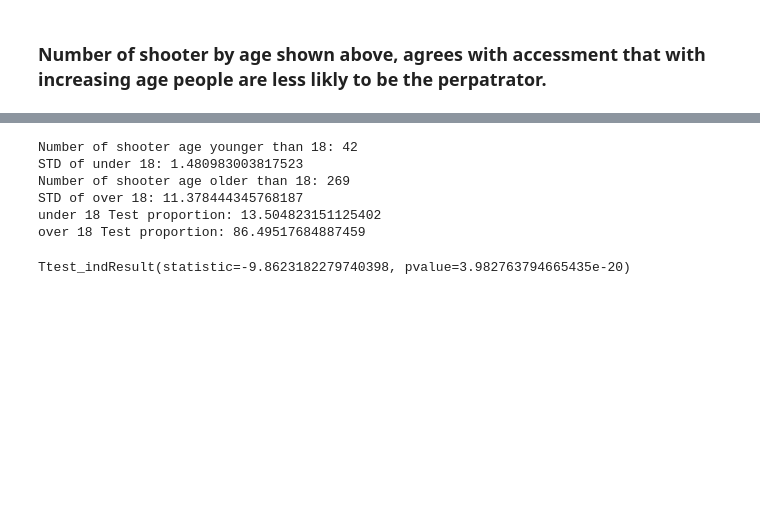
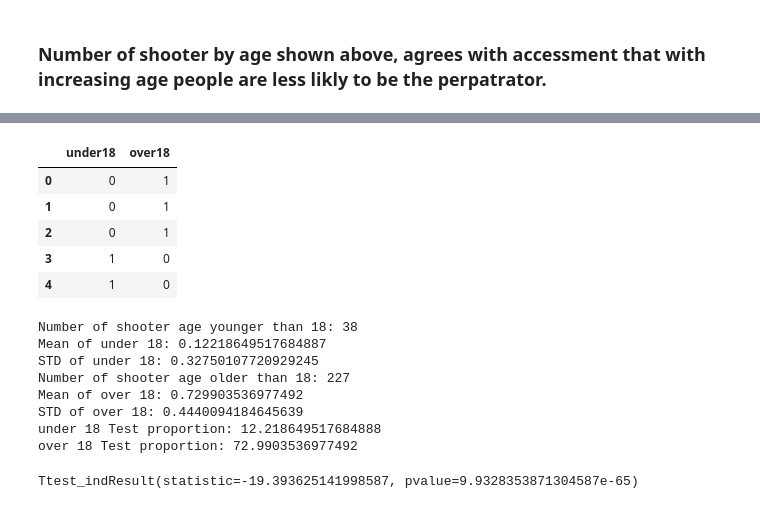
Before and after one commit to ktseringchem/ThinkfulProjects, a Jupyter notebook: Thinkful Projects/DRILL, Make a quick research proposal.ipynb, the cells around one changed output, grey strips where cells are left out. Saved outputs shown, nothing was run; the diff lists cells and outputs as text; code cells hidden in the pictures; blank space fills up the shorter version.

```diff
--- a/Thinkful Projects/DRILL, Make a quick research proposal.ipynb
+++ b/Thinkful Projects/DRILL, Make a quick research proposal.ipynb
@@ -265,23 +277,56 @@ plt.show()
+# %%
+#lessthan18 = se2.loc[((se2["Age"] >= 14) & (se2["Age"] < 18)), ["Age"]]
+#over18 = se2.loc[((se2["Age"] >= 18) & (se2["Age"] <= 21)), ["Age"]]
+
+under18 = []
+over18 = []
+testsetDF = pd.DataFrame()
+for age in se2["Age"]:
+    if (age >= 14) & (age < 18):
+        under18.append(1)
+    else:
+        under18.append(0)
+
+for age in se2["Age"]:
+    if (age >= 18) & (age < 45):
+        over18.append(1)
+    else:
+        over18.append(0)
+
+testsetDF["under18"] = under18
+testsetDF["over18"] = over18
+testsetDF.head()
+# %% [output]
+|  | under18 | over18 |
+| 0 | 0 | 1 |
+| 1 | 0 | 1 |
+| 2 | 0 | 1 |
+| 3 | 1 | 0 |
+| 4 | 1 | 0 |
 # %%
-us18pop = popbygen2016["Children 0-18"][0]
-lessthan18 = len(se2[se2["Age"] < 18])
-greaterthan18 = len(se2[se2["Age"] >= 18])
+#us18pop = popbygen2016["Children 0-18"][0]
+lessthan18 = len(testsetDF[testsetDF.under18 == 1])
+greaterthan18 = len(testsetDF[testsetDF.over18 == 1])
 
 print("Number of shooter age younger than 18:",(lessthan18))
-print("STD of under 18:", np.std(se2[se2["Age"] < 18].Age))
+print("Mean of under 18:", testsetDF.under18.mean())
+print("STD of under 18:", np.std(testsetDF.under18))
 
 print("Number of shooter age older than 18:",(greaterthan18))
-print("STD of over 18:", np.std(se2[se2["Age"] >= 18].Age))
+print("Mean of over 18:", testsetDF.over18.mean())
+print("STD of over 18:", np.std(testsetDF.over18))
 
-print("under 18 Test proportion: {}".format(100*lessthan18/(greaterthan18 + lessthan18)))
-print("over 18 Test proportion: {}".format(100*greaterthan18/(greaterthan18 + lessthan18)))
+print("under 18 Test proportion: {}".format(100*lessthan18/len(testsetDF.under18)))
+print("over 18 Test proportion: {}".format(100*greaterthan18/len(testsetDF.under18)))
 
-stats.ttest_ind(se2[se2["Age"] < 18].Age, se2[se2["Age"] >= 18].Age)
+stats.ttest_ind(testsetDF.under18, testsetDF.over18, equal_var=False)
 # %% [output]
-Number of shooter age younger than 18: 42
-STD of under 18: 1.480983003817523
-Number of shooter age older than 18: 269
-STD of over 18: 11.378444345768187
-under 18 Test proportion: 13.504823151125402
-over 18 Test proportion: 86.49517684887459
+Number of shooter age younger than 18: 38
+Mean of under 18: 0.12218649517684887
+STD of under 18: 0.32750107720929245
+Number of shooter age older than 18: 227
+Mean of over 18: 0.729903536977492
+STD of over 18: 0.4440094184645639
+under 18 Test proportion: 12.218649517684888
+over 18 Test proportion: 72.9903536977492
-Ttest_indResult(statistic=-9.8623182279740398, pvalue=3.982763794665435e-20)
+Ttest_indResult(statistic=-19.393625141998587, pvalue=9.9328353871304587e-65)
```
Also changed, not shown: parts of 13 cells of this notebook.
